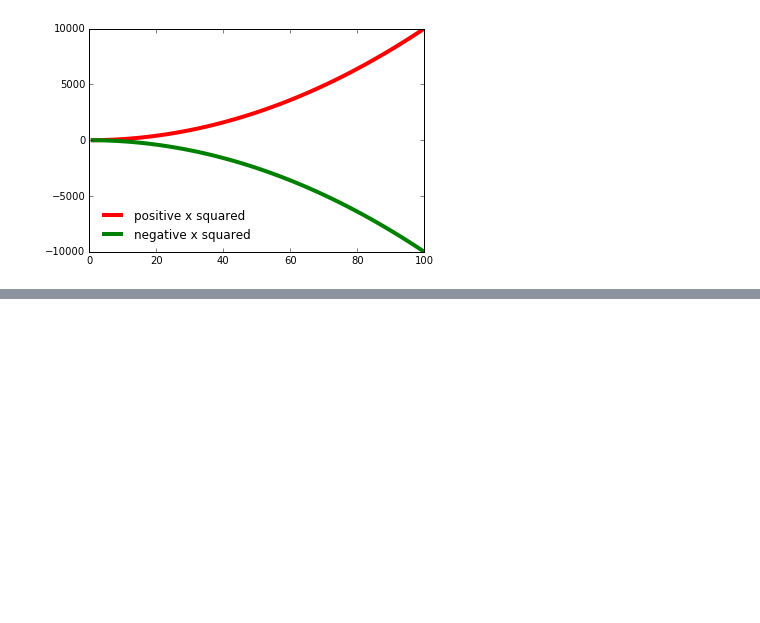
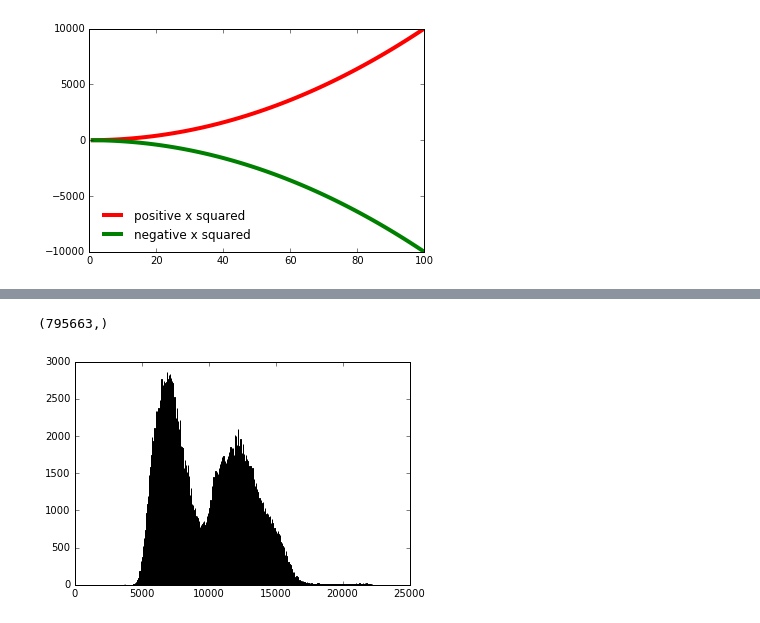
Before and after one commit to nastassja-spb/2017-05-30-AMNH-CCA, a Jupyter notebook: python_practice/Python Practice.ipynb, the cells around one changed output, grey strips where cells are left out. Drawn from its saved outputs; the diff is of its cells as text; code cells hidden in the pictures; blank space fills up the shorter version.

```diff
--- a/python_practice/Python Practice.ipynb
+++ b/python_practice/Python Practice.ipynb
@@ -440,0 +478,8 @@ TypeError: xlabel() missing 1 required positional argument: 's'
+# %%
+## Third Stept: Visualize quantity / plotting
+print(image_data.flatten().shape)
+NBINS = 1000
+histogram = plt.hist(image_data.flatten(), NBINS)
+# %% [output]
+(795663,)
+[figure, added]
```
Also changed, not shown: parts of 6 cells of this notebook.
